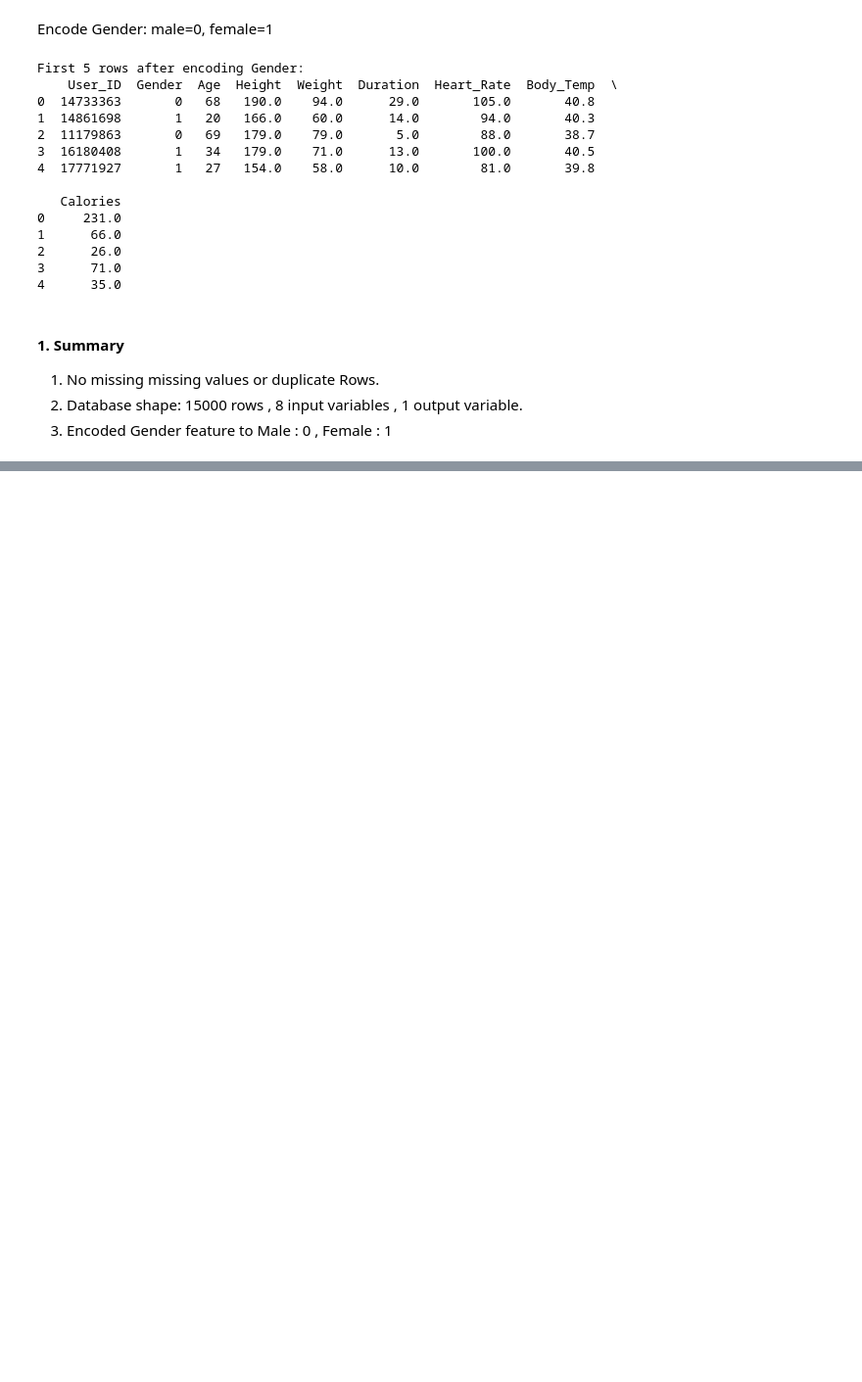
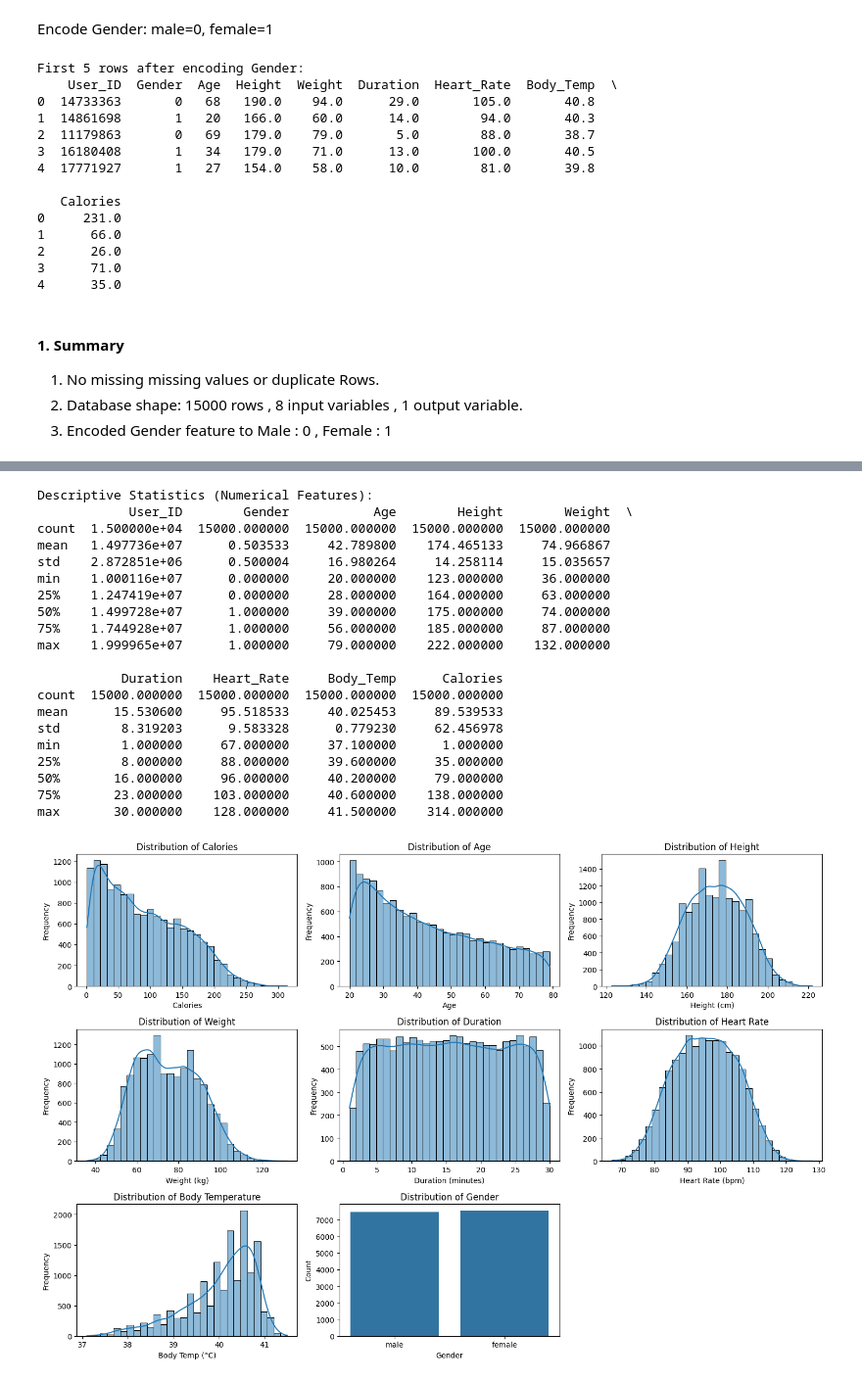
Before and after one commit to skennedy-99/calorie-predictor, a Jupyter notebook: training/eda.ipynb, the cells around one changed output, grey strips where cells are left out. Shown at 98% size. Drawn from its saved outputs; the diff is of its cells as text; code cells hidden in the pictures; blank space fills up the shorter version.

```diff
--- a/training/eda.ipynb
+++ b/training/eda.ipynb
@@ -441,2 +123,0 @@ Make sure Height is in meters for the calculation
-# %%
-df_eda['BMI'] = df_eda['Weight'] / (df_eda['Height'] / 100)**2
@@ -516,0 +129,78 @@ Gender   -0.662327 -0.783186 -0.710534 -0.022357  1.000000
+# %%
+print("\nDescriptive Statistics (Numerical Features):")
+print(df_eda.describe())
+
+plt.figure(figsize=(15, 10))
+
+plt.subplot(3, 3, 1)
+sns.histplot(df_eda['Calories'], kde=True, bins=30)
+plt.title('Distribution of Calories')
+plt.xlabel('Calories')
+plt.ylabel('Frequency')
+
+plt.subplot(3, 3, 2)
+sns.histplot(df_eda['Age'], kde=True, bins=30)
+plt.title('Distribution of Age')
+plt.xlabel('Age')
+plt.ylabel('Frequency')
+
+plt.subplot(3, 3, 3)
+sns.histplot(df_eda['Height'], kde=True, bins=30)
+plt.title('Distribution of Height')
+plt.xlabel('Height (cm)')
+plt.ylabel('Frequency')
+
+plt.subplot(3, 3, 4)
+sns.histplot(df_eda['Weight'], kde=True, bins=30)
+plt.title('Distribution of Weight')
+plt.xlabel('Weight (kg)')
+plt.ylabel('Frequency')
+
+plt.subplot(3, 3, 5)
+sns.histplot(df_eda['Duration'], kde=True, bins=30)
+plt.title('Distribution of Duration')
+plt.xlabel('Duration (minutes)')
+plt.ylabel('Frequency')
+
+plt.subplot(3, 3, 6)
+sns.histplot(df_eda['Heart_Rate'], kde=True, bins=30)
+plt.title('Distribution of Heart Rate')
+plt.xlabel('Heart Rate (bpm)')
+plt.ylabel('Frequency')
+
+plt.subplot(3, 3, 7)
+sns.histplot(df_eda['Body_Temp'], kde=True, bins=30)
+plt.title('Distribution of Body Temperature')
+plt.xlabel('Body Temp (°C)')
+plt.ylabel('Frequency')
+
+plt.subplot(3, 3, 8)
+sns.countplot(x=df['Gender'])
+plt.title('Distribution of Gender')
+plt.xlabel('Gender')
+plt.ylabel('Count')
+
+plt.tight_layout()
+plt.show()
+# %% [output]
+Descriptive Statistics (Numerical Features):
+            User_ID        Gender           Age        Height        Weight  \
+count  1.500000e+04  15000.000000  15000.000000  15000.000000  15000.000000
+mean   1.497736e+07      0.503533     42.789800    174.465133     74.966867
+std    2.872851e+06      0.500004     16.980264     14.258114     15.035657
+min    1.000116e+07      0.000000     20.000000    123.000000     36.000000
+25%    1.247419e+07      0.000000     28.000000    164.000000     63.000000
+50%    1.499728e+07      1.000000     39.000000    175.000000     74.000000
+75%    1.744928e+07      1.000000     56.000000    185.000000     87.000000
+max    1.999965e+07      1.000000     79.000000    222.000000    132.000000
+
+           Duration    Heart_Rate     Body_Temp      Calories
+count  15000.000000  15000.000000  15000.000000  15000.000000
+mean      15.530600     95.518533     40.025453     89.539533
+std        8.319203      9.583328      0.779230     62.456978
+min        1.000000     67.000000     37.100000      1.000000
+25%        8.000000     88.000000     39.600000     35.000000
+50%       16.000000     96.000000     40.200000     79.000000
+75%       23.000000    103.000000     40.600000    138.000000
+max       30.000000    128.000000     41.500000    314.000000
+[figure, added]
```
Also changed, not shown: parts of 62 cells of this notebook, 1 other file.
